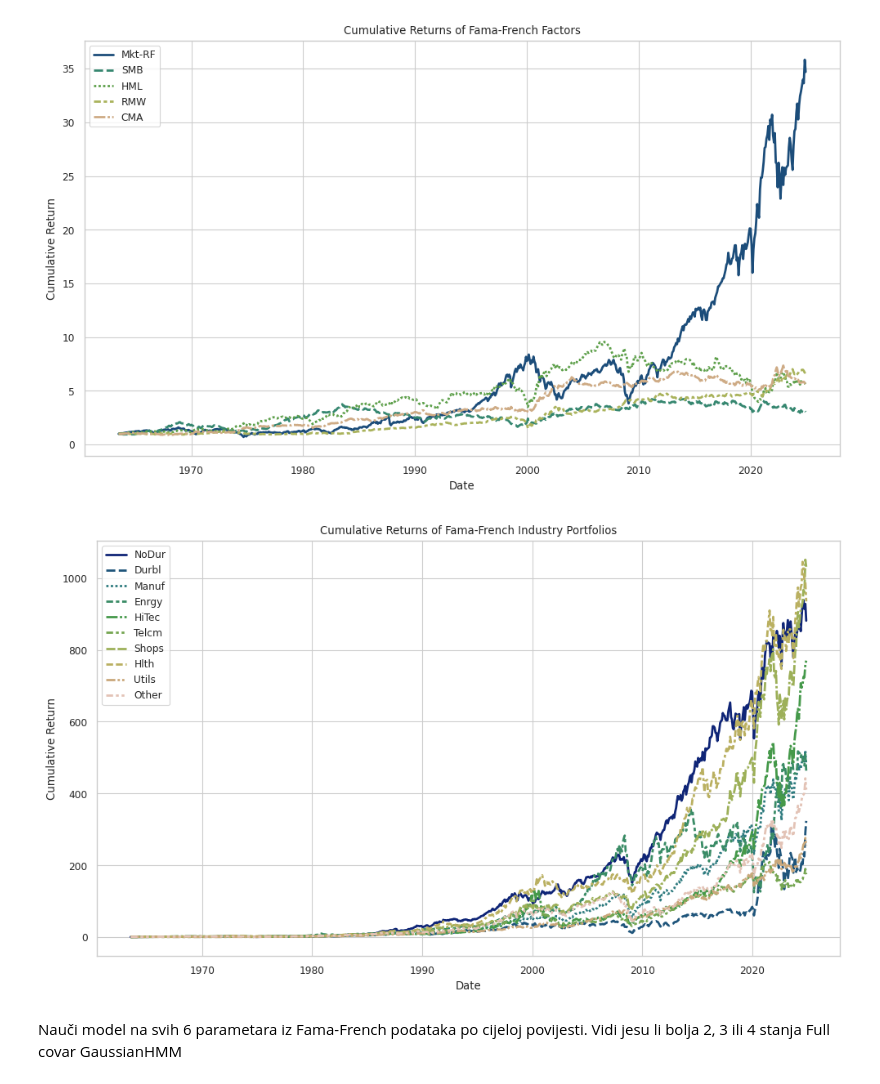
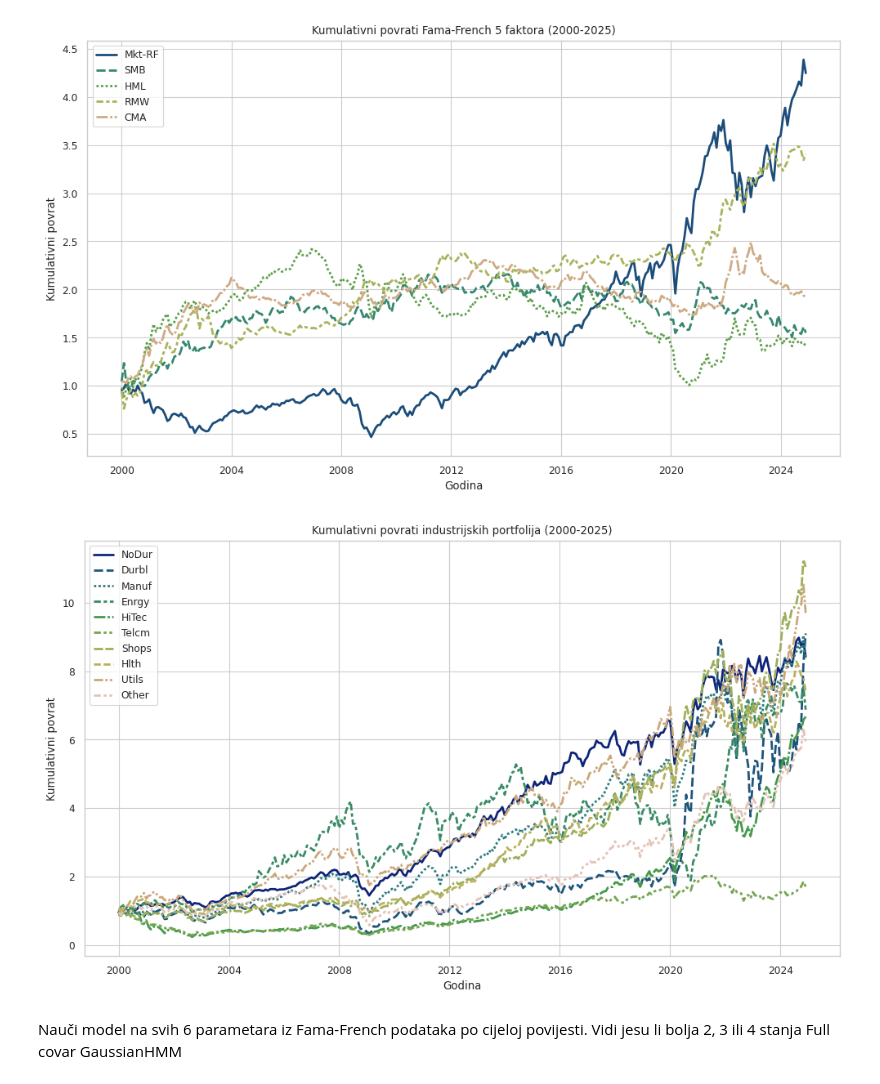
Before and after one commit to evucelic/HMM-Market-Regime-Estimation, a Jupyter notebook: fama_french_HMM.ipynb, the cells around one changed output. Cells and saved outputs as stored; diff of their text form; code cells hidden in the pictures.

```diff
--- a/fama_french_HMM.ipynb
+++ b/fama_french_HMM.ipynb
@@ -66,41 +66,41 @@ def plot_cumulative_returns(returns, title="Cumulative Returns"):
     plt.figure(figsize=(10, 6))
     sns.lineplot(data=cumulative, linewidth=2, palette="gist_earth" if cumulative.ndim == 2 else None)
     plt.title(title)
-    plt.xlabel("Date" if isinstance(cumulative.index, pd.DatetimeIndex) else "Period")
-    plt.ylabel("Cumulative Return")
+    plt.xlabel("Godina" if isinstance(cumulative.index, pd.DatetimeIndex) else "Period")
+    plt.ylabel("Kumulativni povrat")
     plt.legend(loc="upper left")
     plt.tight_layout()
     plt.show()
 # %%
 # Plot cumulative returns of the 5 factors
 plot_cumulative_returns(
-    data_fama_french[["Mkt-RF", "SMB", "HML", "RMW", "CMA"]] / 100,
-    title="Cumulative Returns of Fama-French Factors",
+    data_fama_french.loc["2000-01-01":,["Mkt-RF", "SMB", "HML", "RMW", "CMA"]] / 100,
+    title="Kumulativni povrati Fama-French 5 faktora (2000-2025)",
 )
 # %% [output]
-[figure, old version]
+[figure, new version]
 # %%
 # Cumulative returns of industry portfolios
 plot_cumulative_returns(
     data_fama_french_industry_portfolios[
         [
             "NoDur",
             "Durbl",
             "Manuf",
             "Enrgy",
             "HiTec",
             "Telcm",
             "Shops",
             "Hlth",
             "Utils",
             "Other",
         ]
-    ].loc[data_fama_french.index[0]:]
+    ].loc["2000-01-01":]
     / 100,
-    title="Cumulative Returns of Fama-French Industry Portfolios",
+    title="Kumulativni povrati industrijskih portfolija (2000-2025)",
 )
 # %% [output]
-[figure, old version]
+[figure, new version]
 # %% [markdown]
 Nauči model na svih 6 parametara iz Fama-French podataka po cijeloj povijesti.
 Vidi jesu li bolja 2, 3 ili 4 stanja
```
Also changed, not shown: parts of 18 cells of this notebook, 21 other files.
